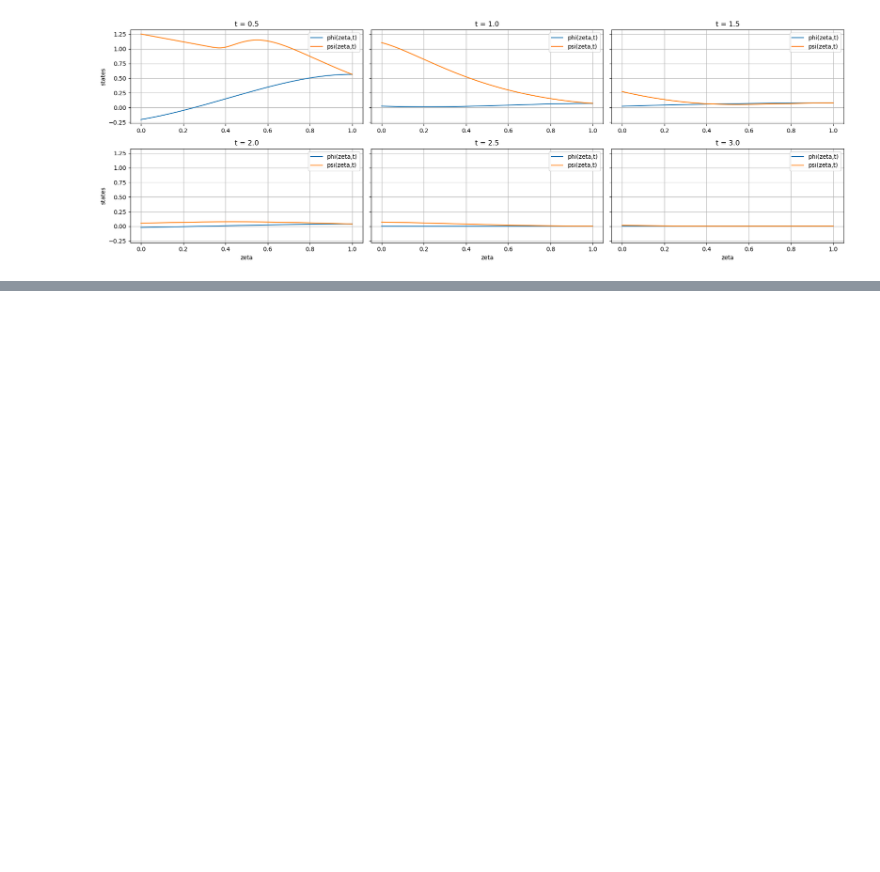
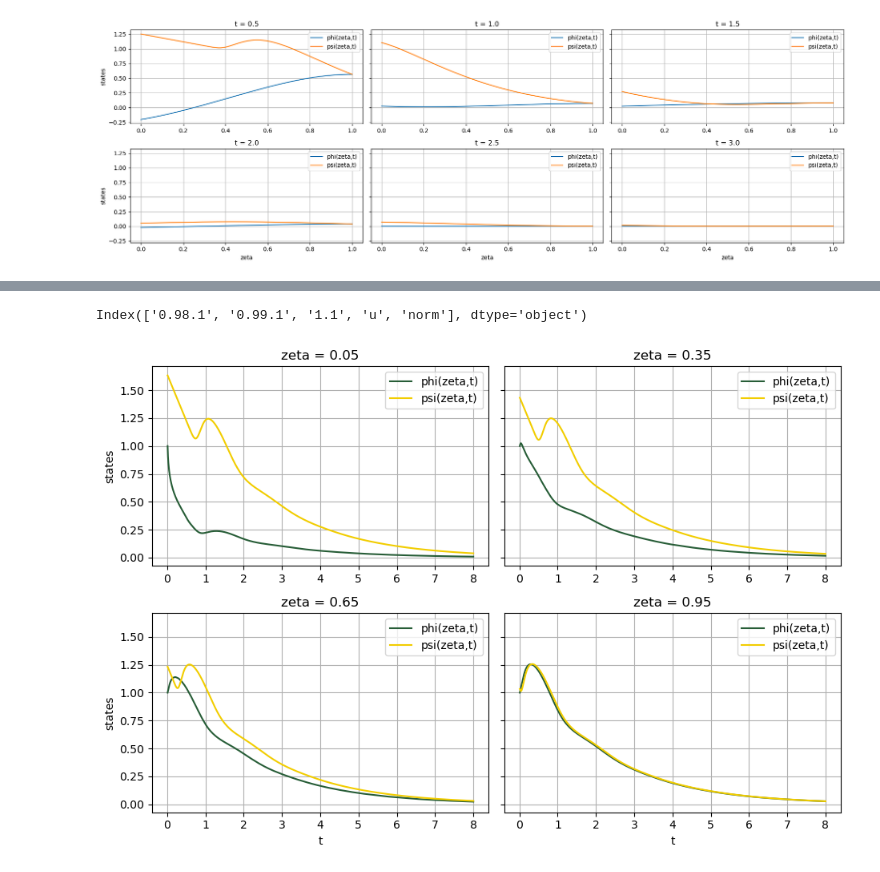
Before and after one commit to behradmoadeli/pfr_isothermal_recycle_delay_optimal, a Jupyter notebook: reports/BehradPaper.ipynb, the cells around one changed output, grey strips where cells are left out. Cells and saved outputs as stored; diff of their text form; code cells hidden in the pictures; blank space fills up the shorter version.

```diff
--- a/reports/BehradPaper.ipynb
+++ b/reports/BehradPaper.ipynb
@@ -824,3 +824,7 @@ for n in range(2):
 mpc_b_df = pd.DataFrame(columns=[z for z in zeta], index=[0,1])
 mpc_b_df.iloc[:,:] = mpc_b
 mpc_b_df.to_csv(f'MPC/Bd.csv')
+# %%
+mpc_df = pd.read_csv('CSV/SimulationResults_Const.csv', index_col=0, header=0)
+rgb_1 = tuple(x / 255 for x in (39, 93, 55))
+rgb_2 = tuple(x / 255 for x in (242,205,0))
@@ -826,0 +848,31 @@ mpc_b_df.to_csv(f'MPC/Bd.csv')
+# %%
+c = mpc_df.columns.copy()
+c[-5:]
+# %% [output]
+Index(['0.98.1', '0.99.1', '1.1', 'u', 'norm'], dtype='object')
+# %%
+N = [5, 35, 65, 95]
+c = mpc_df.columns
+fig, axs = plt.subplots(2,2, figsize=(9.5,6.5), sharey=True)
+for i,n in enumerate(N):
+    if i < 2:
+        k=0
+    else:
+        k=1
+        i -= 2
+    if i==0:
+        axs[k,i].set_ylabel('states')
+
+    mpc_df[c[n]].plot(ax=axs[k,i], label='phi(zeta,t)', color=rgb_1)
+    mpc_df[c[101+n]].plot(ax=axs[k,i], label='psi(zeta,t)', color=rgb_2)
+    axs[k,i].set_title(f'zeta = {n/100}')
+    axs[k,i].grid()
+    axs[k,i].legend()
+
+    if k == 0:
+        axs[k,i].set_xlabel('')
+
+plt.tight_layout()
+plt.show()
+# %% [output]
+[figure, added]
```
Also changed, not shown: parts of 6 cells of this notebook, 2 other files.
